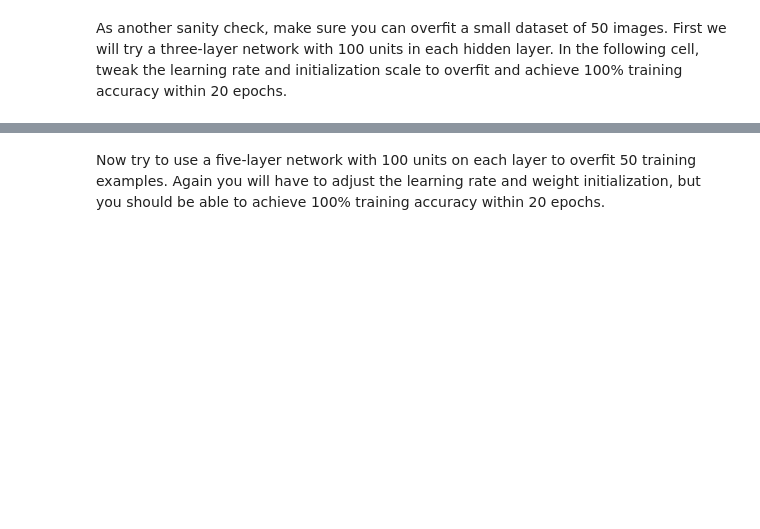
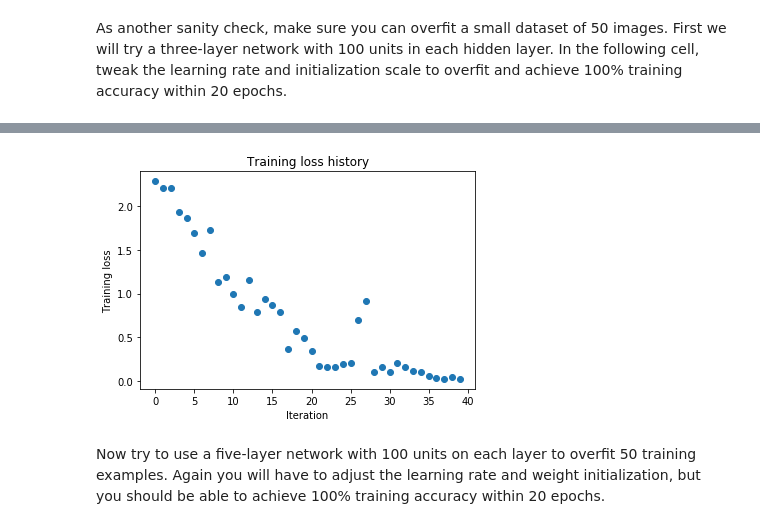
Before and after one commit to whu-pzhang/cs231n, a Jupyter notebook: assignment2/FullyConnectedNets.ipynb, the cells around one changed output, grey strips where cells are left out. Saved outputs shown, nothing was run; the diff lists cells and outputs as text; code cells hidden in the pictures; blank space fills up the shorter version.

```diff
--- a/assignment2/FullyConnectedNets.ipynb
+++ b/assignment2/FullyConnectedNets.ipynb
@@ -435,7 +447,7 @@ small_data = {
 }
 
 weight_scale = 1e-2
-learning_rate = 1e-4
+learning_rate = 1e-2
 model = FullyConnectedNet([100, 100],
               weight_scale=weight_scale, dtype=np.float64)
 solver = Solver(model, small_data,
@@ -452,3 +464,4 @@ plt.title('Training loss history')
 plt.xlabel('Iteration')
 plt.ylabel('Training loss')
 plt.show()
+# %% [output]
@@ -455,3 +485,4 @@ plt.show()
+[figure, added]
 # %% [markdown]
 Now try to use a five-layer network with 100 units on each layer to overfit 50 training examples. Again you will have to adjust the learning rate and weight initialization, but you should be able to achieve 100% training accuracy within 20 epochs.
 # %%
```
Also changed, not shown: parts of 3 cells of this notebook, 1 other file.
